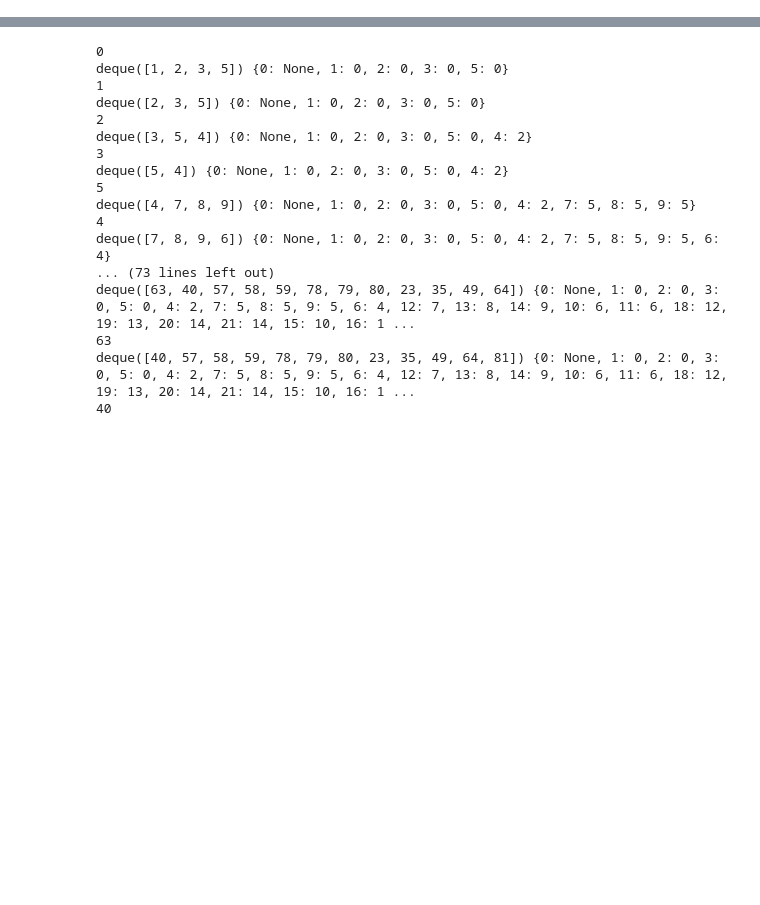
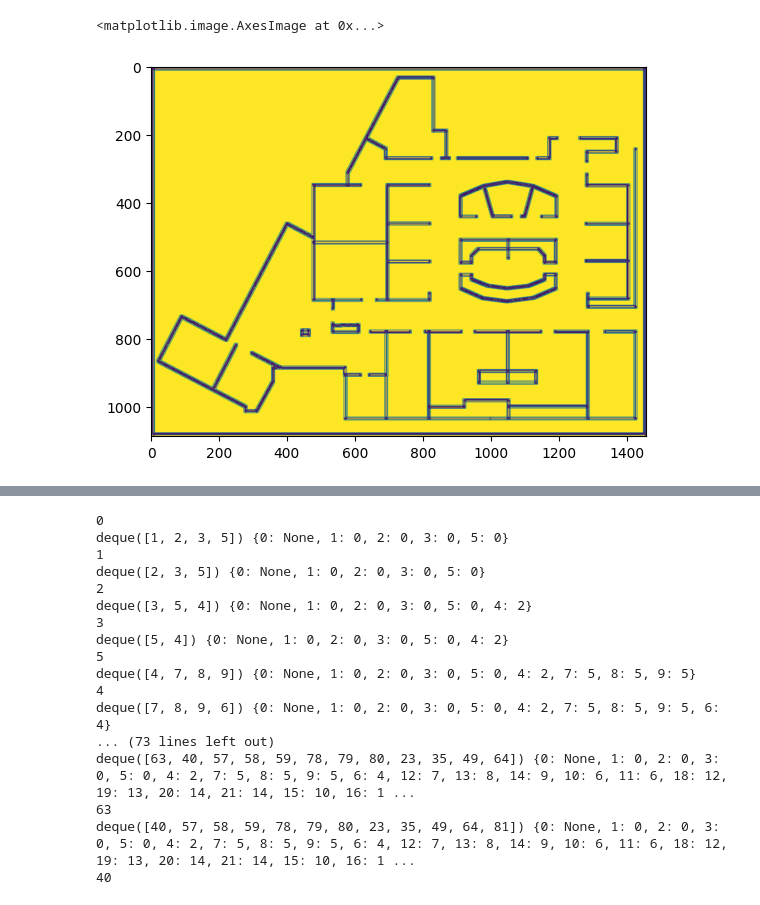
Before and after one commit to leaguilar/pysovist, a Jupyter notebook: example.ipynb, the cells around one changed output, grey strips where cells are left out. Cells and saved outputs as stored; diff of their text form; code cells hidden in the pictures; blank space fills up the shorter version.

```diff
--- a/example.ipynb
+++ b/example.ipynb
@@ -20,4 +21,36 @@ import matplotlib.pyplot as plt
 #vis_2d.view_plan(dark=False)
 vis_2d.detect_boundaries(return_dense=False)
 #vis_2d.view_areas(dark=False)
+# %%
+import cv2
+import skfmm
+from scipy.ndimage import gaussian_filter, sobel
+import numpy as np
+
+img = cv2.imread('../lines_hospital.png',cv2.IMREAD_GRAYSCALE)
+def fmm_edges(img:np.array, sigma:float=1,alpha:int=20,p:int=2,percentile:int=95):
+    img_f = gaussian_filter(img,sigma=sigma)
+    gx = sobel(img_f,axis=1)
+    gy = sobel(img_f,axis=0)
+    grad = np.sqrt(gx**2+gy**2)
+    grad_norm = grad/(grad.max()+1e-8)
+    F = 1.0 / (1.0+alpha*grad_norm**p)
+    phi = np.ones_like(img,dtype=int)
+    phi[0,:] = -1
+    phi[-1,:] = -1
+    phi[:,0] = -1
+    phi[:,-1] = -1
+    t = skfmm.travel_time(phi,speed=F)
+    tx = sobel(t,axis=1)
+    ty = sobel(t,axis=0)
+    t_grad = np.sqrt(tx**2+ty**2)
+    edges = t_grad > np.percentile(t_grad,percentile)
+    return edges, t, F
+
+edges, t, F = fmm_edges(img)
+
+plt.imshow(F)
+# %% [output]
+<matplotlib.image.AxesImage at 0x...>
+[figure, added]
 # %%
```
Also changed, not shown: parts of 2 cells of this notebook, 4 other files.
